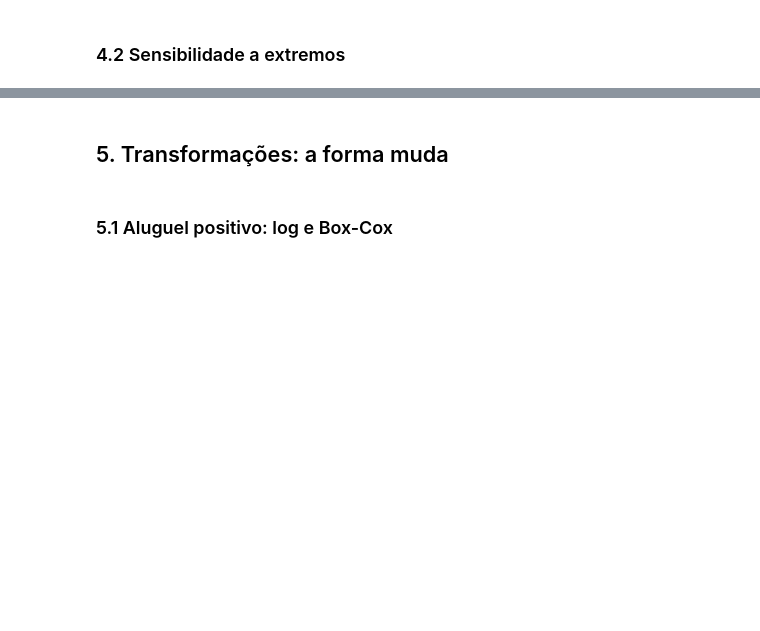
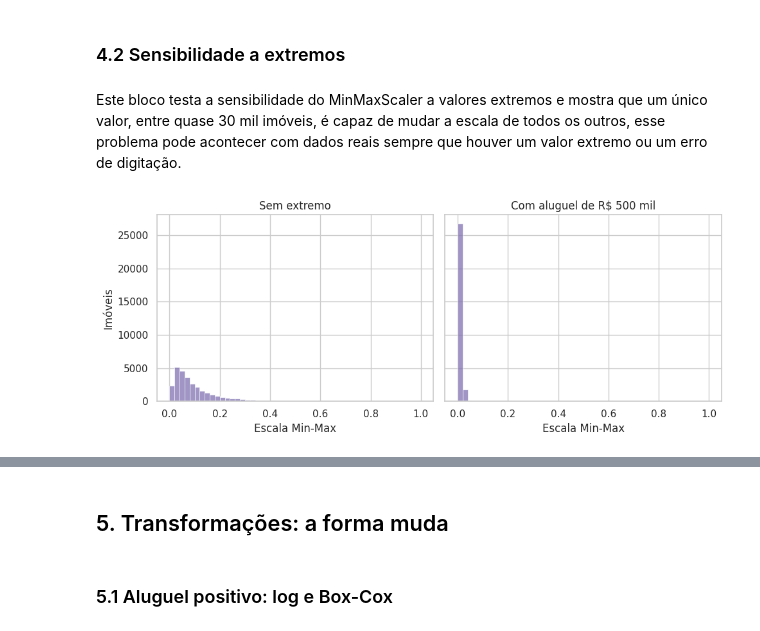
Before and after one commit to NatalyaNunes/ciencia_de_dados_2026.2_natalya, a Jupyter notebook: unidade_01/aula_06/aula_06.ipynb, the cells around one changed output, grey strips where cells are left out. Cells and saved outputs as stored; diff of their text form; code cells hidden in the pictures; blank space fills up the shorter version.

```diff
--- a/unidade_01/aula_06/aula_06.ipynb
+++ b/unidade_01/aula_06/aula_06.ipynb
@@ -535,2 +596,42 @@ Essas escolhas precisam se alinhar com o mecanismo de ausência para simular lac
 # %% [markdown]
 ### 4.2 Sensibilidade a extremos
+# %%
+# Min-Max ajustado com um aluguel fictício de R$ 500 mil
+with_extreme = pd.concat(
+    [rent_frame, pd.DataFrame({"rent_amount": [500_000.]})],
+    ignore_index=True,
+)
+
+minmax_extreme = (
+    MinMaxScaler()
+    .fit_transform(with_extreme)
+    .ravel()[:-1]
+)
+# %% [markdown]
+Este bloco testa a sensibilidade do MinMaxScaler a valores extremos e mostra que um único valor, entre quase 30 mil imóveis, é capaz de mudar a escala de todos os outros, esse problema pode acontecer com dados reais sempre que houver um valor extremo ou um erro de digitação.
+# %%
+# Min-Max sem e com o valor extremo
+fig, axes = plt.subplots(1, 2, figsize=(10, 4), sharey=True)
+
+for ax, values, title in zip(
+    axes,
+    [scaled["MinMaxScaler"], minmax_extreme],
+    ["Sem extremo", "Com aluguel de R$ 500 mil"],
+):
+    sns.histplot(
+        values,
+        bins=50,
+        binrange=(0, 1),
+        ax=ax,
+        color="#8172B2",
+    )
+    ax.set(
+        title=title,
+        xlabel="Escala Min-Max",
+        ylabel="Imóveis",
+    )
+
+plt.tight_layout()
+plt.show()
+# %% [output]
+[figure, added]
```
Also changed, not shown: parts of 11 cells of this notebook.
